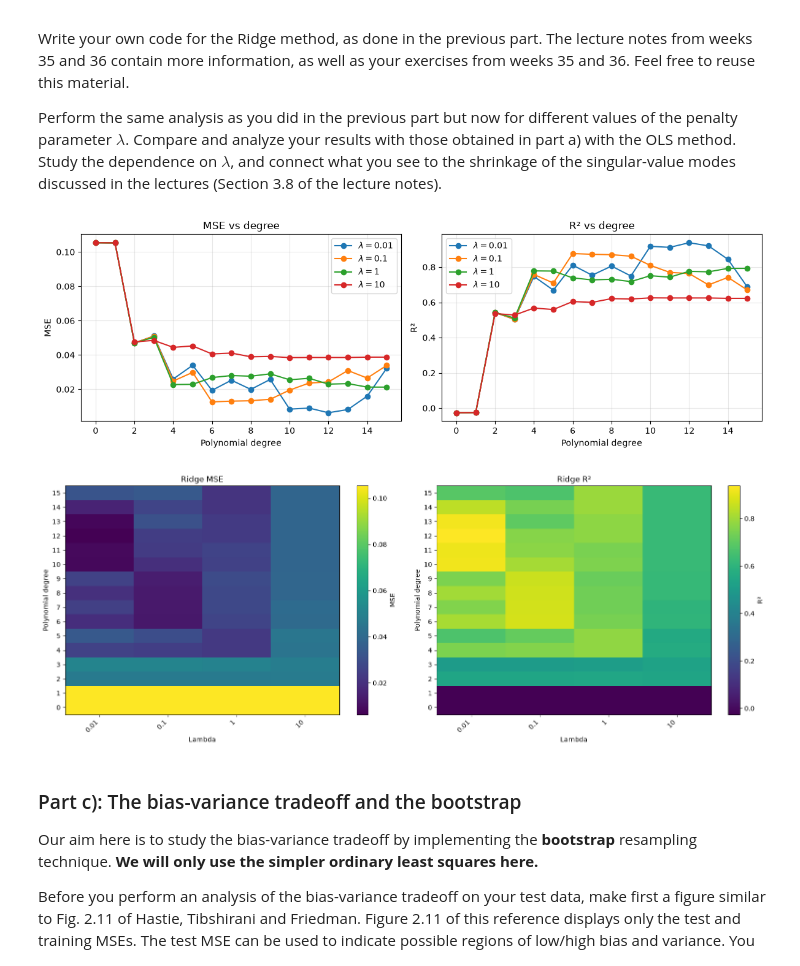
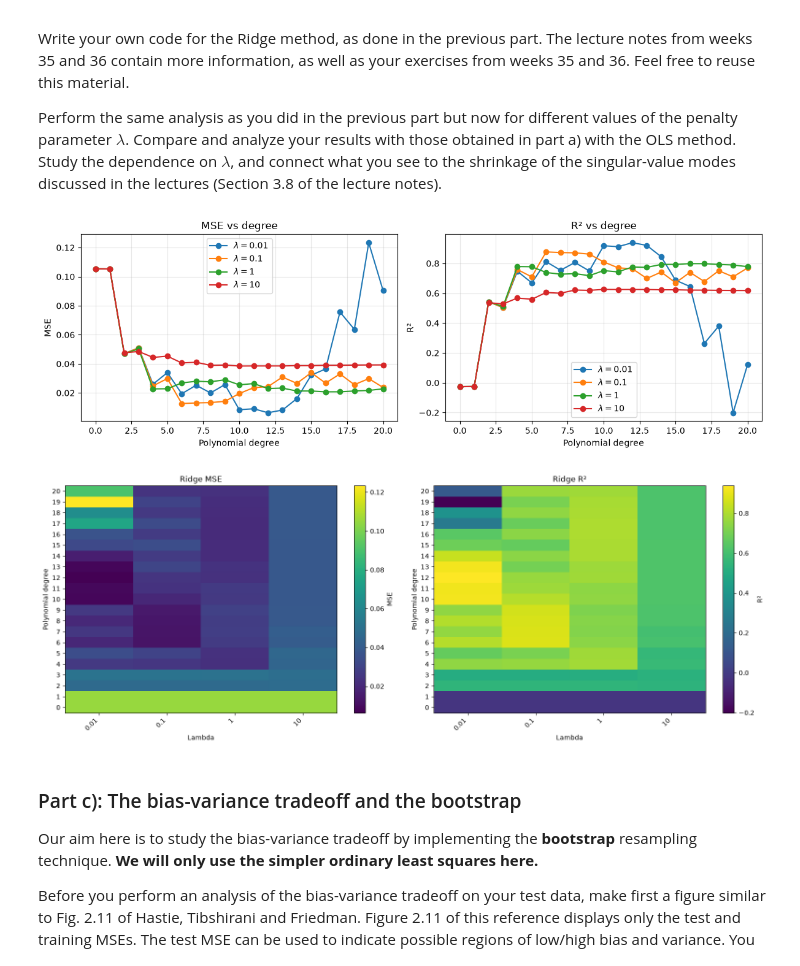
Before and after one commit to Timholmen96/MachineLearningUiO, a Jupyter notebook: doc/Projects/2026/Project1/Project1.ipynb, the cells around one changed output. Drawn from its saved outputs; the diff is of its cells as text; code cells hidden in the pictures.

```diff
--- a/doc/Projects/2026/Project1/Project1.ipynb
+++ b/doc/Projects/2026/Project1/Project1.ipynb
@@ -279,7 +285,7 @@ $\lambda$, and connect what you see to the shrinkage of the singular-value modes
 discussed in the lectures (Section 3.8 of the lecture notes).
 # %%
 # Your code for part b) here
-maxdeg = 15
+maxdeg = 20
 deg_V = np.arange(maxdeg + 1)
 lambdas = [1e-2, 1e-1, 1.0, 1e1]
 MSE_grid = np.zeros((maxdeg + 1, len(lambdas)))
@@ -348,35 +354,35 @@ plt.show()
 
 import seaborn as sns
 
 fig, axes = plt.subplots(1, 2, figsize=(16, 6))
 
 # MSE heatmap
 im1 = axes[0].imshow(MSE_grid, aspect="auto", origin="lower", cmap="viridis")
 axes[0].set_title("Ridge MSE")
 axes[0].set_xlabel("Lambda")
 axes[0].set_ylabel("Polynomial degree")
 axes[0].set_xticks(np.arange(len(lambdas)))
 axes[0].set_xticklabels([f"{lam:.2g}" for lam in lambdas], rotation=45, ha="right")
 axes[0].set_yticks(np.arange(maxdeg + 1))
 axes[0].set_yticklabels(deg_V)
 fig.colorbar(im1, ax=axes[0], label="MSE")
 
 # R² heatmap
 im2 = axes[1].imshow(R2_grid, aspect="auto", origin="lower", cmap="viridis")
 axes[1].set_title("Ridge R²")
 axes[1].set_xlabel("Lambda")
 axes[1].set_ylabel("Polynomial degree")
 axes[1].set_xticks(np.arange(len(lambdas)))
 axes[1].set_xticklabels([f"{lam:.2g}" for lam in lambdas], rotation=45, ha="right")
 axes[1].set_yticks(np.arange(maxdeg + 1))
 axes[1].set_yticklabels(deg_V)
 fig.colorbar(im2, ax=axes[1], label="R²")
 
 plt.tight_layout()
 plt.show()
 # %% [output]
-[figure, old version]
+[figure, new version]
-[figure, old version]
+[figure, new version]
 # %% [markdown]
 ### Part c): The bias-variance tradeoff and the bootstrap
 
```
Also changed, not shown: parts of 4 cells of this notebook, 3 other files.
